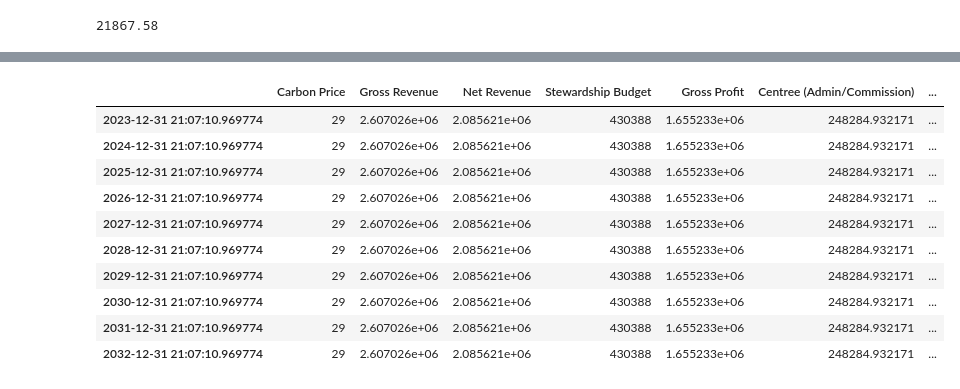
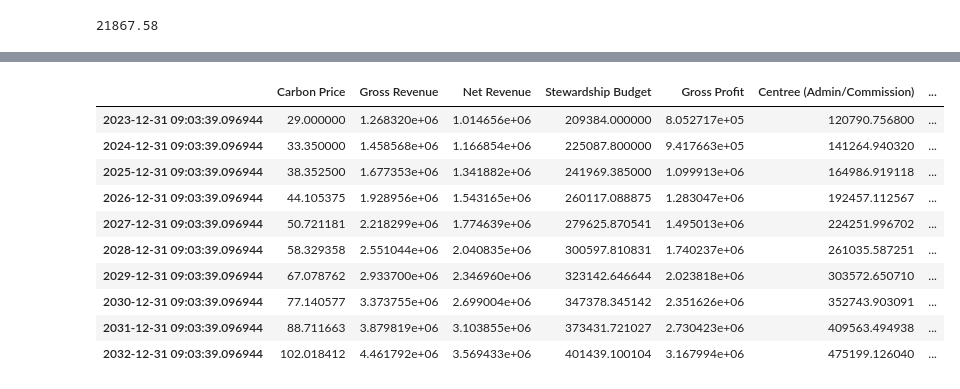
Before and after one commit to longtailfinancial/centree-tokenomics, a Jupyter notebook: Notebooks/CarbonRevenue.ipynb, the cells around one changed output, grey strips where cells are left out. Saved outputs shown, nothing was run; the diff lists cells and outputs as text; code cells hidden in the pictures.

```diff
--- a/Notebooks/CarbonRevenue.ipynb
+++ b/Notebooks/CarbonRevenue.ipynb
@@ -31,11 +31,12 @@ KNF1.tons_carbon_per_year
 # %%
 class Carbon(pm.Parameterized):
     initial_carbon_price = pm.Number(29)
-    carbon_price_apy = pm.Number(0, bounds=(0,1), step=0.01)
+    carbon_price_appreciation = pm.Number(0.15, bounds=(0,1), step=0.01)
+    stewardship_budget_increase = pm.Number(0.075, bounds=(0,1), step=0.01)
     tax_rate = pm.Number(0.2, bounds=(0,1), step=0.01)
     centree_admin_commission = pm.Number(0.15, bounds=(0,1), step=0.01)
-    fpt_commission = pm.Number(0.65, bounds=(0,1), step=0.01)
-    land_title_holders_commission = pm.Number(0.2, bounds=(0,1), step=0.01)
+    fpt_commission = pm.Number(0.425, bounds=(0,1), step=0.01)
+    land_title_holders_commission = pm.Number(0.425, bounds=(0,1), step=0.01)
     below_soil_tonnage_factor = pm.Number(1, bounds=(0,2), step=0.01)
 
     def compute(self, forest_area: Forest):
@@ -43,13 +44,13 @@ class Carbon(pm.Parameterized):
         freq = 'Y'
 
         df = pd.DataFrame(index=pd.date_range(dt.datetime.now(), periods=periods, freq=freq))
-        df['Carbon Price'] = [self.initial_carbon_price * (1+self.carbon_price_apy)**x for x in range(periods)]
+        df['Carbon Price'] = [self.initial_carbon_price * (1+self.carbon_price_appreciation)**x for x in range(periods)]
 
         df['Gross Revenue'] = df['Carbon Price'] * forest_area.tons_carbon_per_year * (1 + self.below_soil_tonnage_factor)
 
         df['Net Revenue'] = df['Gross Revenue'] * (1 - self.tax_rate)
 
-        df['Stewardship Budget'] = forest_area.forested_area_hectares * forest_area.stewardship_rate_per_hectare
+        df['Stewardship Budget'] = [forest_area.forested_area_hectares * forest_area.stewardship_rate_per_hectare * (1+self.stewardship_budget_increase)**x for x in range(periods)]
 
         df['Gross Profit'] = df['Net Revenue'] - df['Stewardship Budget']
 
@@ -78,14 +79,14 @@ Carbon(below_soil_tonnage_factor=0).compute(KNF2)
 # %%
-Carbon(below_soil_tonnage_factor=1).compute(KNF2)
+Carbon(below_soil_tonnage_factor=1).compute(KNF1)
 # %% [output]
 |  | Carbon Price | Gross Revenue | Net Revenue | Stewardship Budget | Gross Profit | Centree (Admin/Commission) | ... |
-| 2023-12-31 21:07:10.969774 | 29 | 2.607026e+06 | 2.085621e+06 | 430388 | 1.655233e+06 | 248284.932171 | ... |
-| 2024-12-31 21:07:10.969774 | 29 | 2.607026e+06 | 2.085621e+06 | 430388 | 1.655233e+06 | 248284.932171 | ... |
-| 2025-12-31 21:07:10.969774 | 29 | 2.607026e+06 | 2.085621e+06 | 430388 | 1.655233e+06 | 248284.932171 | ... |
-| 2026-12-31 21:07:10.969774 | 29 | 2.607026e+06 | 2.085621e+06 | 430388 | 1.655233e+06 | 248284.932171 | ... |
-| 2027-12-31 21:07:10.969774 | 29 | 2.607026e+06 | 2.085621e+06 | 430388 | 1.655233e+06 | 248284.932171 | ... |
-| 2028-12-31 21:07:10.969774 | 29 | 2.607026e+06 | 2.085621e+06 | 430388 | 1.655233e+06 | 248284.932171 | ... |
-| 2029-12-31 21:07:10.969774 | 29 | 2.607026e+06 | 2.085621e+06 | 430388 | 1.655233e+06 | 248284.932171 | ... |
-| 2030-12-31 21:07:10.969774 | 29 | 2.607026e+06 | 2.085621e+06 | 430388 | 1.655233e+06 | 248284.932171 | ... |
-| 2031-12-31 21:07:10.969774 | 29 | 2.607026e+06 | 2.085621e+06 | 430388 | 1.655233e+06 | 248284.932171 | ... |
-| 2032-12-31 21:07:10.969774 | 29 | 2.607026e+06 | 2.085621e+06 | 430388 | 1.655233e+06 | 248284.932171 | ... |
+| 2023-12-31 09:03:39.096944 | 29.000000 | 1.268320e+06 | 1.014656e+06 | 209384.000000 | 8.052717e+05 | 120790.756800 | ... |
+| 2024-12-31 09:03:39.096944 | 33.350000 | 1.458568e+06 | 1.166854e+06 | 225087.800000 | 9.417663e+05 | 141264.940320 | ... |
+| 2025-12-31 09:03:39.096944 | 38.352500 | 1.677353e+06 | 1.341882e+06 | 241969.385000 | 1.099913e+06 | 164986.919118 | ... |
+| 2026-12-31 09:03:39.096944 | 44.105375 | 1.928956e+06 | 1.543165e+06 | 260117.088875 | 1.283047e+06 | 192457.112567 | ... |
+| 2027-12-31 09:03:39.096944 | 50.721181 | 2.218299e+06 | 1.774639e+06 | 279625.870541 | 1.495013e+06 | 224251.996702 | ... |
+| 2028-12-31 09:03:39.096944 | 58.329358 | 2.551044e+06 | 2.040835e+06 | 300597.810831 | 1.740237e+06 | 261035.587251 | ... |
+| 2029-12-31 09:03:39.096944 | 67.078762 | 2.933700e+06 | 2.346960e+06 | 323142.646644 | 2.023818e+06 | 303572.650710 | ... |
+| 2030-12-31 09:03:39.096944 | 77.140577 | 3.373755e+06 | 2.699004e+06 | 347378.345142 | 2.351626e+06 | 352743.903091 | ... |
+| 2031-12-31 09:03:39.096944 | 88.711663 | 3.879819e+06 | 3.103855e+06 | 373431.721027 | 2.730423e+06 | 409563.494938 | ... |
+| 2032-12-31 09:03:39.096944 | 102.018412 | 4.461792e+06 | 3.569433e+06 | 401439.100104 | 3.167994e+06 | 475199.126040 | ... |
```
Also changed, not shown: parts of 1 cell of this notebook, 5 other files.
